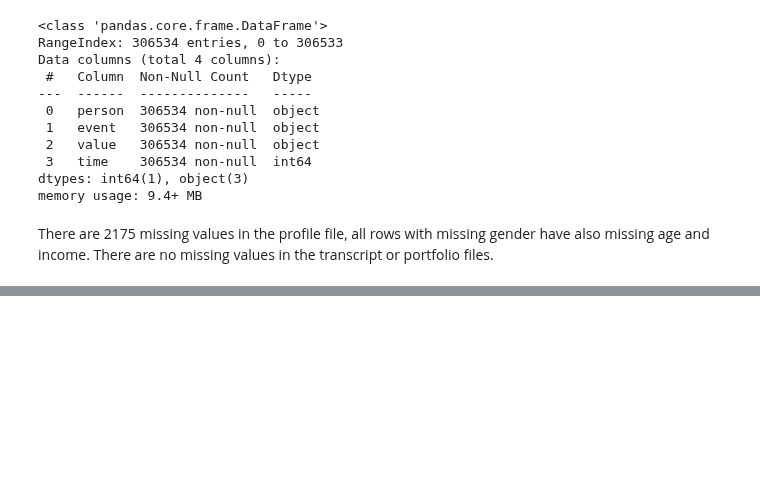
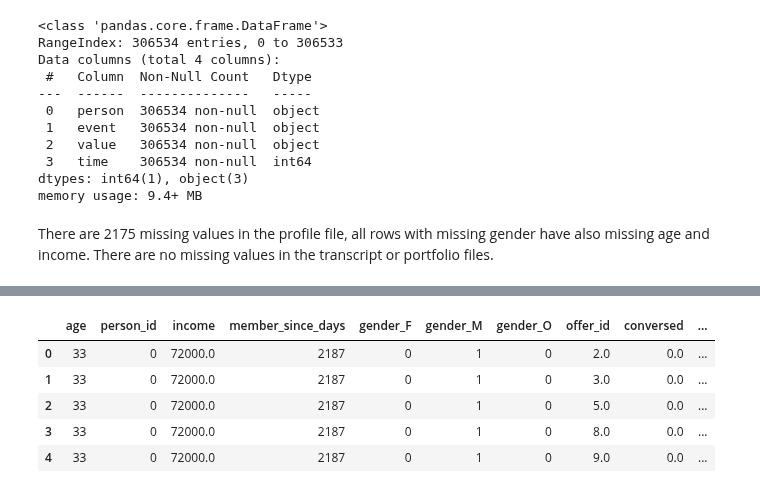
Before and after one commit to kubaid/dsnd-capstone-project, a Jupyter notebook: starbucks.ipynb, the cells around one changed output, grey strips where cells are left out. Saved outputs shown, nothing was run; the diff lists cells and outputs as text; code cells hidden in the pictures; blank space fills up the shorter version.

```diff
--- a/starbucks.ipynb
+++ b/starbucks.ipynb
@@ -178,0 +268,3 @@ There are no missing values in the transcript or portfolio files.
+# %%
+# Sort by person ID
+transcript.sort_values('person_id', inplace=True)
@@ -178,0 +284,7 @@ There are no missing values in the transcript or portfolio files.
+# %%
+# Group and pivot the transcript dataframe
+grouped = transcript.groupby(['person_id', 'offer_id', 'event'])['time']
+conversion_df = grouped.min().unstack().reset_index()
+conversion_df.columns = conversion_df.columns.str.replace(' ', '_')
+conversion_df.columns.name = None
+conversion_df.head()
@@ -178,0 +298,6 @@ There are no missing values in the transcript or portfolio files.
+# %%
+# Assess the conversion status
+conversion_df['conversed'] = conversion_df.apply(lambda x: 1 if (x['offer_received'] < x['offer_viewed']) and (x['offer_viewed'] < x['offer_completed']) else 0, axis='columns')
+conversion_df.drop(columns=['offer_completed', 'offer_received', 'offer_viewed', 'transaction'], inplace=True)
+conversion_df = conversion_df.loc[conversion_df['offer_id'] != 10]
+conversion_df.head()
@@ -178,0 +313,3 @@ There are no missing values in the transcript or portfolio files.
+# %%
+profile_conversion = profile.merge(conversion_df, how='left', on='person_id')
+profile_conversion.head()
@@ -178,0 +323,10 @@ There are no missing values in the transcript or portfolio files.
+# %%
+full_df = profile_conversion.merge(portfolio, how='left', on='offer_id')
+full_df.head()
+# %% [output]
+|  | age | person_id | income | member_since_days | gender_F | gender_M | gender_O | offer_id | conversed | ... |
+| 0 | 33 | 0 | 72000.0 | 2187 | 0 | 1 | 0 | 2.0 | 0.0 | ... |
+| 1 | 33 | 0 | 72000.0 | 2187 | 0 | 1 | 0 | 3.0 | 0.0 | ... |
+| 2 | 33 | 0 | 72000.0 | 2187 | 0 | 1 | 0 | 5.0 | 0.0 | ... |
+| 3 | 33 | 0 | 72000.0 | 2187 | 0 | 1 | 0 | 8.0 | 0.0 | ... |
+| 4 | 33 | 0 | 72000.0 | 2187 | 0 | 1 | 0 | 9.0 | 0.0 | ... |
```
Also changed, not shown: parts of 27 cells of this notebook.
